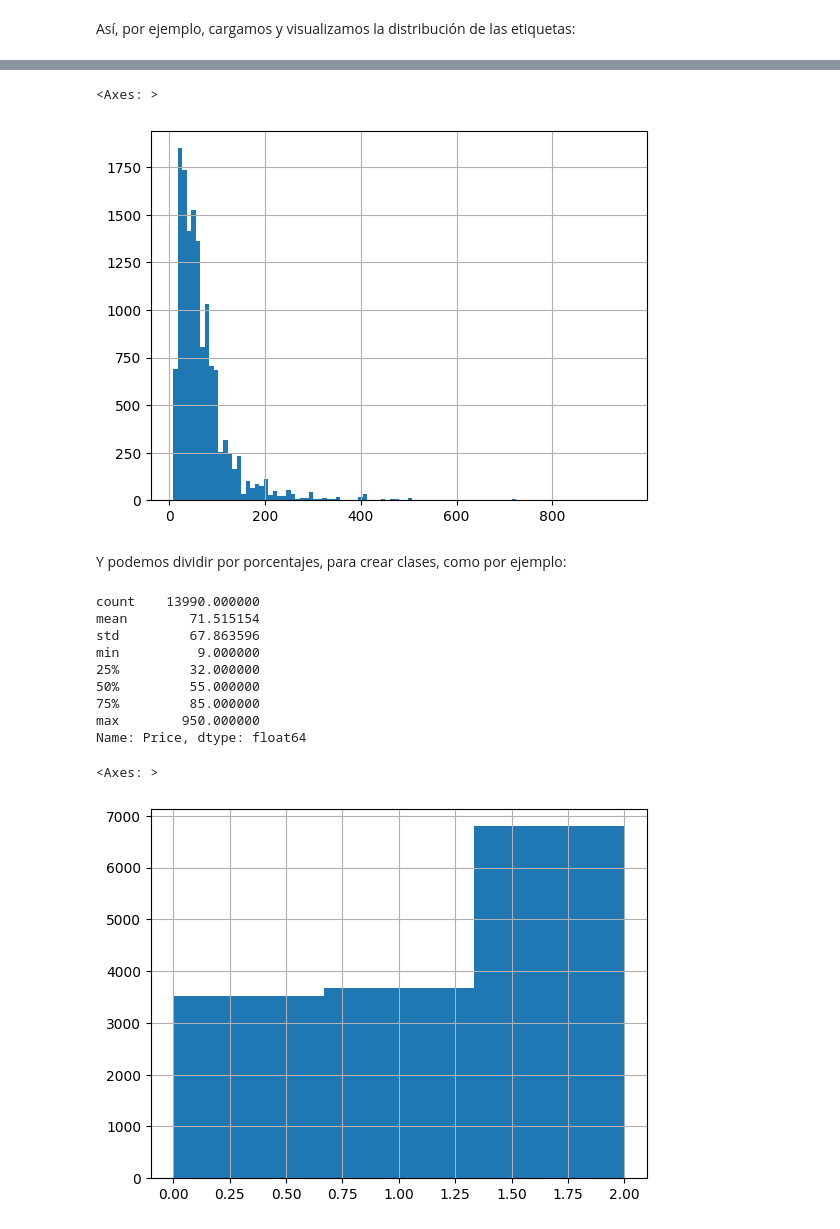
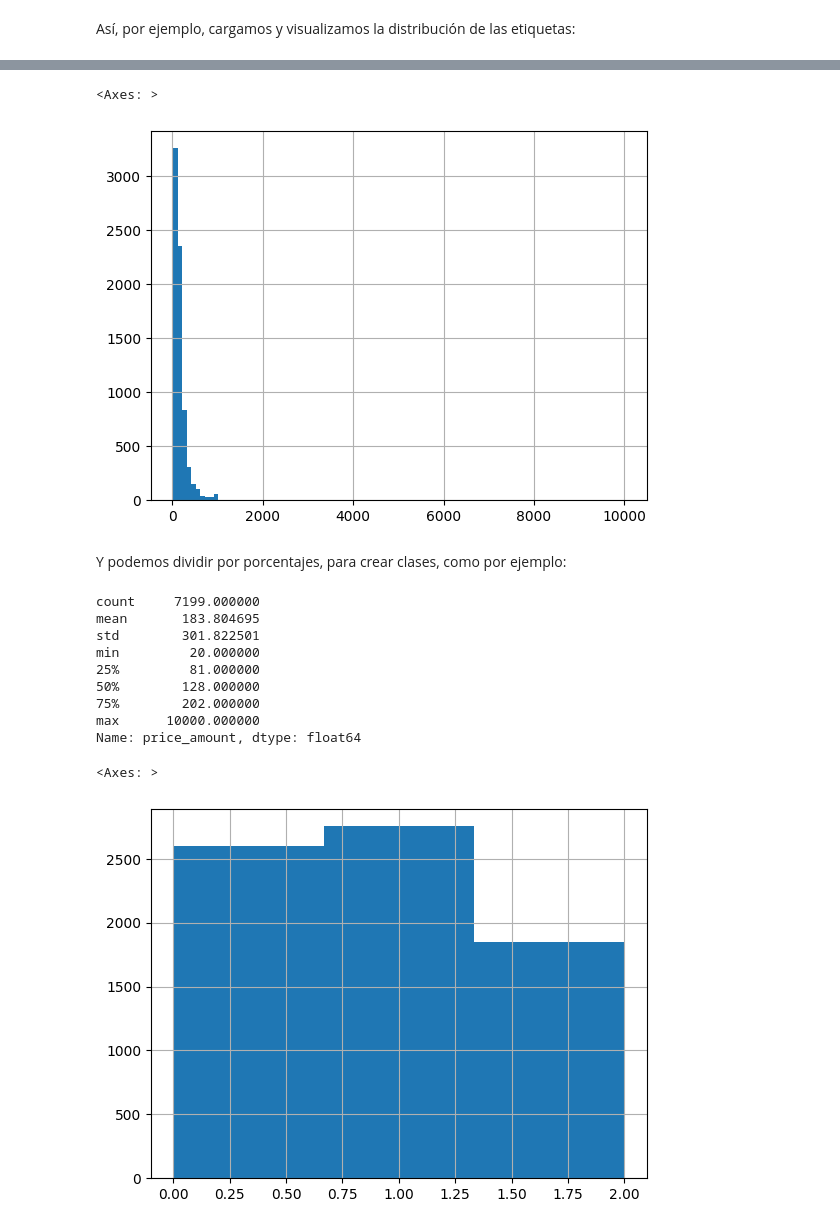
Before and after one commit to avalosjuancarlos/KeepCoding-IA-I-Deep-Learning-Practice, a Jupyter notebook: downloadData.ipynb, the cells around one changed output, grey strips where cells are left out. Saved outputs shown, nothing was run; the diff lists cells and outputs as text; code cells hidden in the pictures.

```diff
--- a/downloadData.ipynb
+++ b/downloadData.ipynb
@@ -23,6 +10,6 @@ from tqdm import tqdm
 from typing import Optional, Union
 # %%
 data = pandas.read_csv("airbnb-listings.csv", sep = ';')
-data = data.dropna(subset=['Price'])
-data
+data = data.dropna(subset=['price'])
+data.head(1).T
 # %% [output]
@@ -154,2 +177,4 @@ saved_data.shape, saved_imgs.shape
 # %% [markdown]
 Así, por ejemplo, cargamos y visualizamos la distribución de las etiquetas:
+# %%
+data['price_amount'] = data['price'].str.replace("$" , "").str.replace("," , "").astype("float")
@@ -156,33 +194,33 @@ Así, por ejemplo, cargamos y visualizamos la distribución de las etiquetas:
 # %%
-data['Price'].hist(bins=100)
+data['price_amount'].hist(bins=100)
 # %% [output]
 <Axes: >
-[figure, old version]
+[figure, new version]
 # %% [markdown]
 Y podemos dividir por porcentajes, para crear clases, como por ejemplo:
 # %%
-data['Price'].describe()
+data['price_amount'].describe()
 # %% [output]
-count    13990.000000
-mean        71.515154
-std         67.863596
-min          9.000000
-25%         32.000000
-50%         55.000000
-75%         85.000000
-max        950.000000
-Name: Price, dtype: float64
+count     7199.000000
+mean       183.804695
+std        301.822501
+min         20.000000
+25%         81.000000
+50%        128.000000
+75%        202.000000
+max      10000.000000
+Name: price_amount, dtype: float64
 # %%
 y_class = []
-for y in data['Price']:
-  if y <= 32:
+for y in data['price_amount']:
+  if y <= 100:
     y_class.append(0) # Rango más barato
-  elif 32 < y <= 55:
+  elif 101 < y <= 201:
     y_class.append(1) # Rango intermedio
   else:
     y_class.append(2)
 y_class = pandas.Series(y_class)
 y_class.hist(bins=3)
 # %% [output]
 <Axes: >
-[figure, old version]
+[figure, new version]
```
Also changed, not shown: parts of 12 cells of this notebook, 3 other files.
